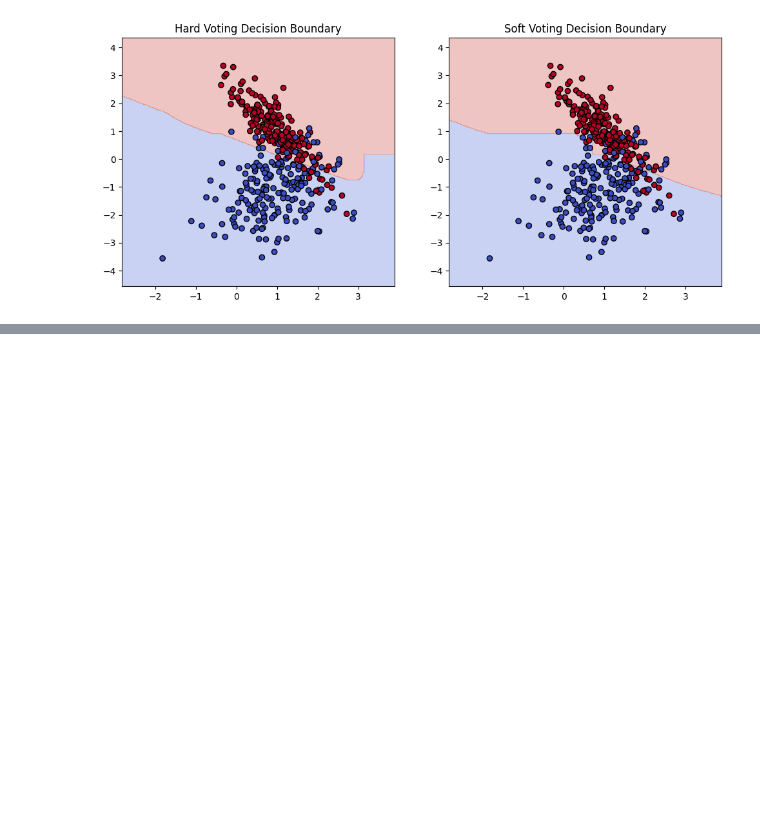
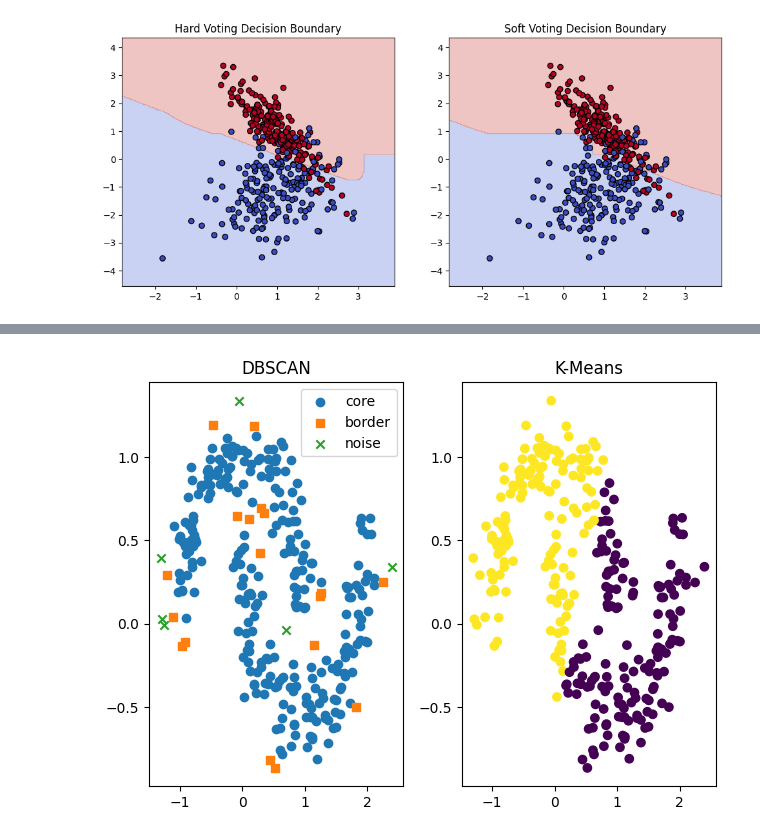
Before and after one commit to Vamc-24/LAB3-1, a Jupyter notebook: lab 3-1/ML/ML Programs.ipynb, the cells around one changed output, grey strips where cells are left out. Drawn from its saved outputs; the diff is of its cells as text; code cells hidden in the pictures; blank space fills up the shorter version.

```diff
--- a/lab 3-1/ML/ML Programs.ipynb
+++ b/lab 3-1/ML/ML Programs.ipynb
@@ -1100,0 +959,30 @@ plot_boundaries([hard, soft], ["Hard Voting", "Soft Voting"], X, y)
+# %%
+from sklearn.datasets import make_moons
+from sklearn.cluster import DBSCAN, KMeans
+import matplotlib.pyplot as plt
+import numpy as np
+
+X, _ = make_moons(n_samples=300, noise=0.15, random_state=0)
+
+db = DBSCAN(eps=0.2, min_samples=5).fit(X)
+labels = db.labels_
+core_mask = np.zeros_like(labels, dtype=bool)
+core_mask[db.core_sample_indices_] = True
+noise_mask = labels == -1
+border_mask = ~core_mask & ~noise_mask
+
+plt.subplot(1,2,1)
+plt.title("DBSCAN")
+plt.scatter(X[core_mask,0], X[core_mask,1], label="core")
+plt.scatter(X[border_mask,0], X[border_mask,1], marker='s', label="border")
+plt.scatter(X[noise_mask,0], X[noise_mask,1], marker='x', label="noise")
+plt.legend()
+
+kmeans = KMeans(n_clusters=2, n_init=10).fit(X)
+plt.subplot(1,2,2)
+plt.title("K-Means")
+plt.scatter(X[:,0], X[:,1], c=kmeans.labels_)
+plt.tight_layout()
+plt.show()
+# %% [output]
+[figure, added]
```
Also changed, not shown: parts of 78 cells of this notebook.
